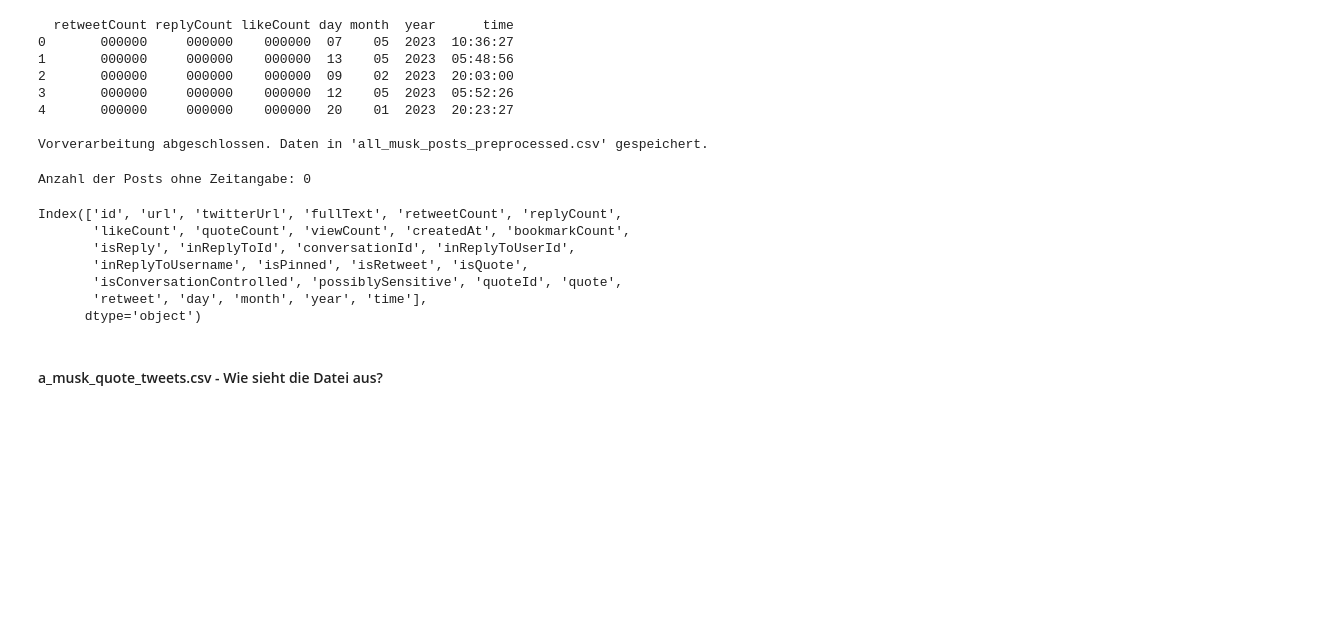
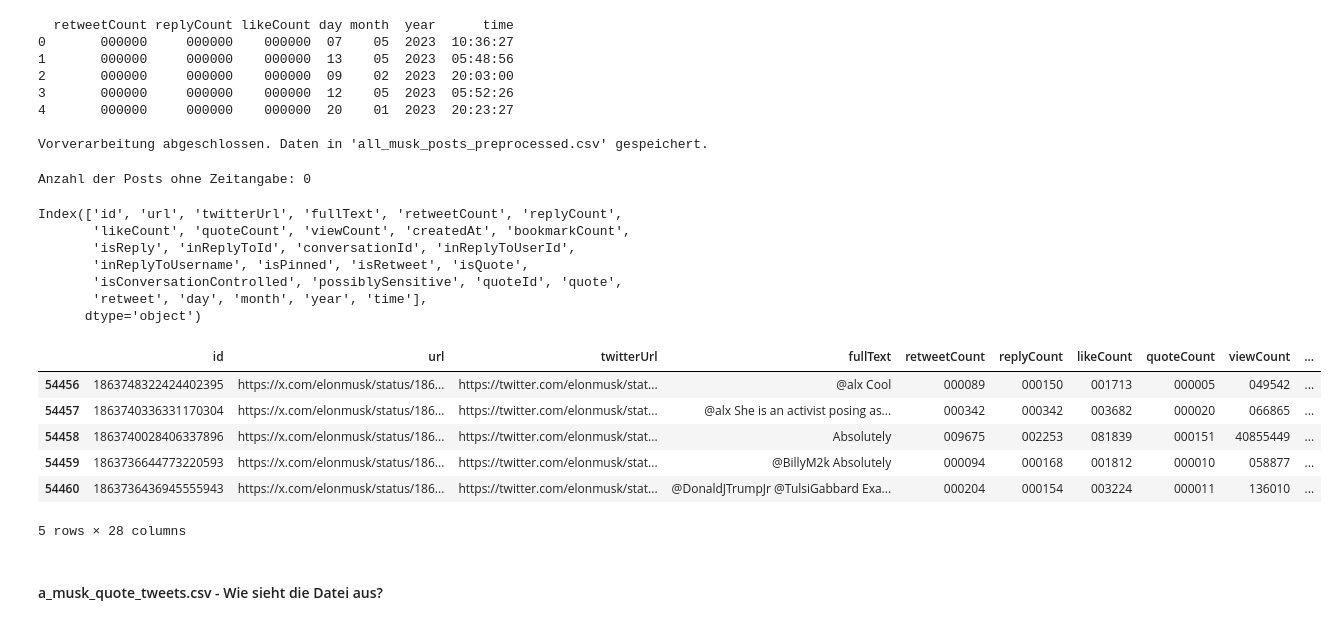
Before and after one commit to vivien3mueller/TrumMus, a Jupyter notebook: 03 Vorverarbeitung_Musk+Tagger_Stanza.ipynb, the cells around one changed output. Cells and saved outputs as stored; diff of their text form; code cells hidden in the pictures; blank space fills up the shorter version.

```diff
--- a/03 Vorverarbeitung_Musk+Tagger_Stanza.ipynb
+++ b/03 Vorverarbeitung_Musk+Tagger_Stanza.ipynb
@@ -299,13 +299,13 @@ print(f"\nVorverarbeitung abgeschlossen. Daten in '{processed_csv}' gespeichert.
 4       000000     000000    000000  20    01  2023  20:23:27
 
 Vorverarbeitung abgeschlossen. Daten in 'all_musk_posts_preprocessed.csv' gespeichert.
-# %%
-import pandas as pd
-df = pd.read_csv("all_musk_posts_preprocessed.csv", dtype=str)
-count_without_time = df["time"].isna().sum()
-print(f"Anzahl der Posts ohne Zeitangabe: {count_without_time}")
-# %% [output]
-Anzahl der Posts ohne Zeitangabe: 0
+# %%
+import pandas as pd
+df = pd.read_csv("all_musk_posts_preprocessed.csv", dtype=str)
+count_without_time = df["time"].isna().sum()
+print(f"Anzahl der Posts ohne Zeitangabe: {count_without_time}")
+# %% [output]
+Anzahl der Posts ohne Zeitangabe: 0
 # %%
 import pandas as pd
 df = pd.read_csv("all_musk_posts_preprocessed.csv", dtype=str)
@@ -318,3 +318,13 @@ Index(['id', 'url', 'twitterUrl', 'fullText', 'retweetCount', 'replyCount',
        'isConversationControlled', 'possiblySensitive', 'quoteId', 'quote',
        'retweet', 'day', 'month', 'year', 'time'],
       dtype='object')
+# %%
+df.tail()
+# %% [output]
+|  | id | url | twitterUrl | fullText | retweetCount | replyCount | likeCount | quoteCount | viewCount | ... |
+| 54456 | 1863748322424402395 | https://x.com/elonmusk/status/186... | https://twitter.com/elonmusk/stat... | @alx Cool | 000089 | 000150 | 001713 | 000005 | 049542 | ... |
+| 54457 | 1863740336331170304 | https://x.com/elonmusk/status/186... | https://twitter.com/elonmusk/stat... | @alx She is an activist posing as... | 000342 | 000342 | 003682 | 000020 | 066865 | ... |
+| 54458 | 1863740028406337896 | https://x.com/elonmusk/status/186... | https://twitter.com/elonmusk/stat... | Absolutely | 009675 | 002253 | 081839 | 000151 | 40855449 | ... |
+| 54459 | 1863736644773220593 | https://x.com/elonmusk/status/186... | https://twitter.com/elonmusk/stat... | @BillyM2k Absolutely | 000094 | 000168 | 001812 | 000010 | 058877 | ... |
+| 54460 | 1863736436945555943 | https://x.com/elonmusk/status/186... | https://twitter.com/elonmusk/stat... | @DonaldJTrumpJr @TulsiGabbard Exa... | 000204 | 000154 | 003224 | 000011 | 136010 | ... |
+5 rows × 28 columns
```
Also changed, not shown: parts of 27 cells of this notebook.
